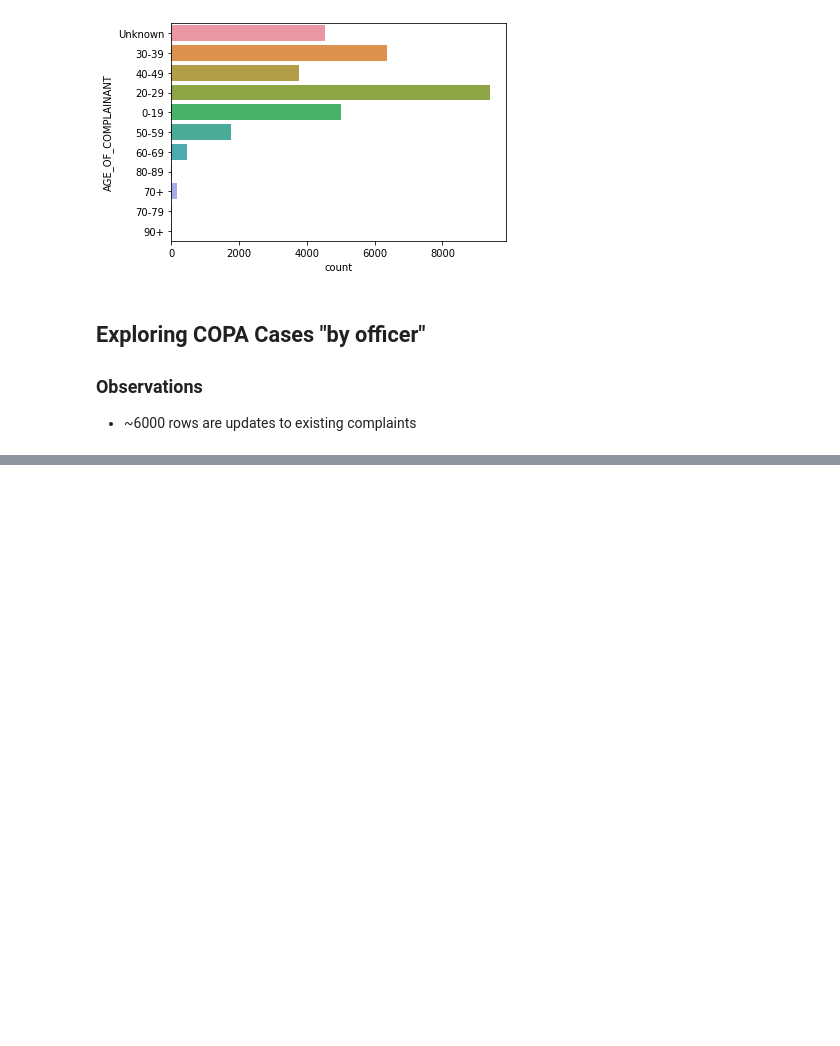
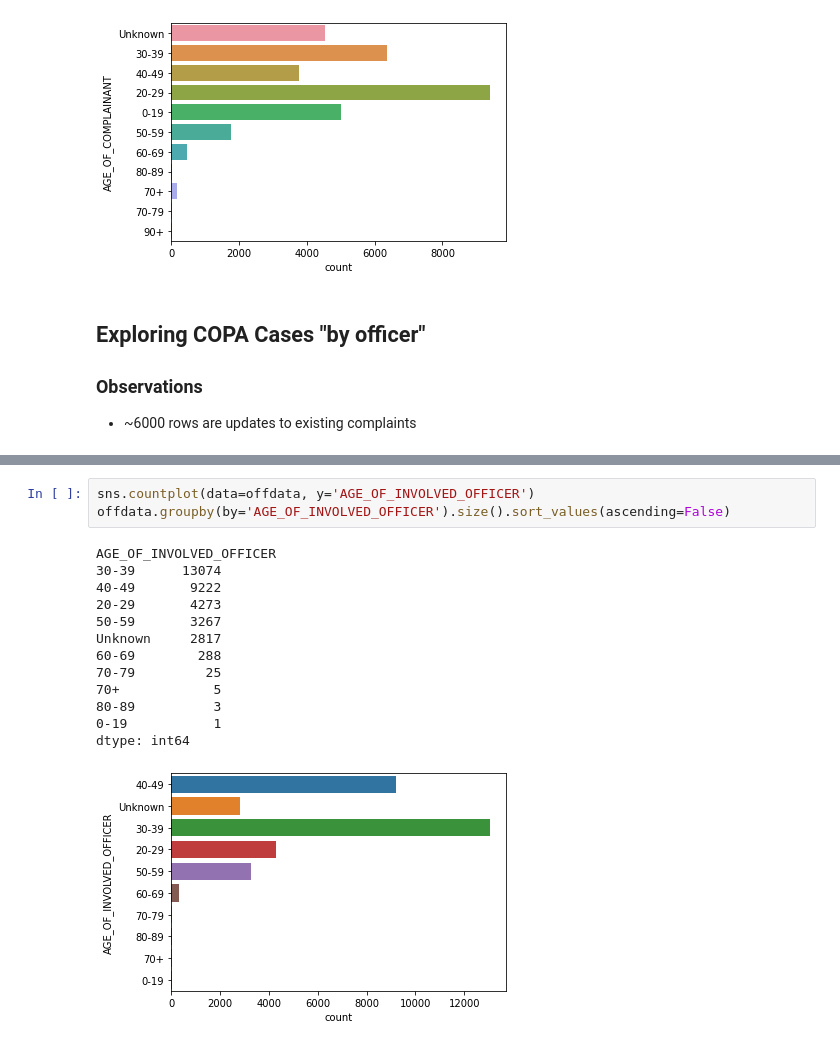
Before and after one commit to colevfrank/254_ML_IL_Crime, a Jupyter notebook: eda/Complaints EDA.ipynb, the cells around one changed output, grey strips where cells are left out. Saved outputs shown, nothing was run; the diff lists cells and outputs as text; blank space fills up the shorter version.

```diff
--- a/eda/Complaints EDA.ipynb
+++ b/eda/Complaints EDA.ipynb
@@ -161,0 +211,17 @@ offdata['LOG_NO'] = offdata['LOG_NO'].astype(str)
+# %%
+sns.countplot(data=offdata, y='AGE_OF_INVOLVED_OFFICER')
+offdata.groupby(by='AGE_OF_INVOLVED_OFFICER').size().sort_values(ascending=False)
+# %% [output]
+AGE_OF_INVOLVED_OFFICER
+30-39      13074
+40-49       9222
+20-29       4273
+50-59       3267
+Unknown     2817
+60-69        288
+70-79         25
+70+            5
+80-89          3
+0-19           1
+dtype: int64
+[figure, added]
```
Also changed, not shown: parts of 37 cells of this notebook, 2 other files.
